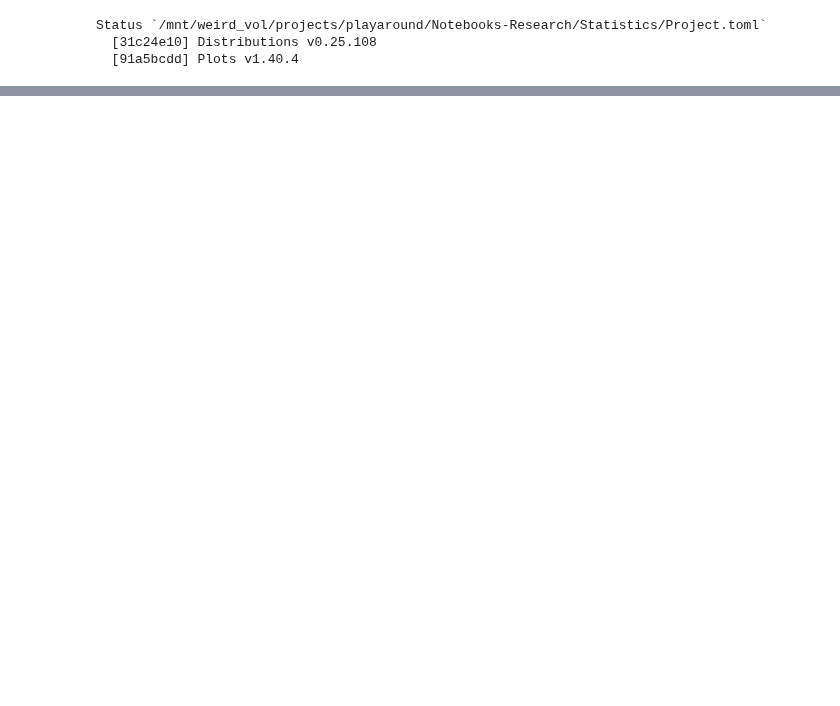
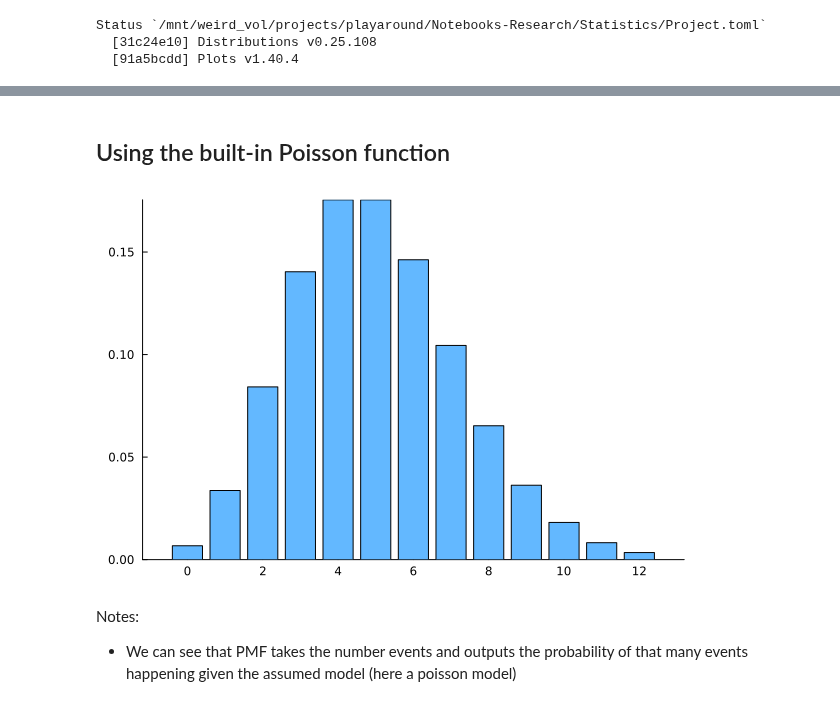
Before and after one commit to AndreMacedo88/Notebooks-Research, a Jupyter notebook: Statistics/poisson.ipynb, the cells around one changed output, grey strips where cells are left out. Cells and saved outputs as stored; diff of their text form; code cells hidden in the pictures; blank space fills up the shorter version.

Commit message:
feat: :monocle_face: plot a poisson PDF calculated by hand and via distributions.jl

```diff
--- a/Statistics/poisson.ipynb
+++ b/Statistics/poisson.ipynb
@@ -30,0 +44,16 @@ using Plots
+# %% [markdown]
+## Using the built-in Poisson function
+# %%
+events = [0:12;]
+model = Poisson(5)
+
+probs = pdf.(model, events)
+
+plot(
+    bar(events, probs, fillcolor=:steelblue1, legend=false, grid=false)
+)
+# %% [output]
+[figure, added]
+# %% [markdown]
+Notes:
+- We can see that PMF takes the number events and outputs the probability of that many events happening given the assumed model (here a poisson model)
```
Also changed, not shown: parts of 9 cells of this notebook.
